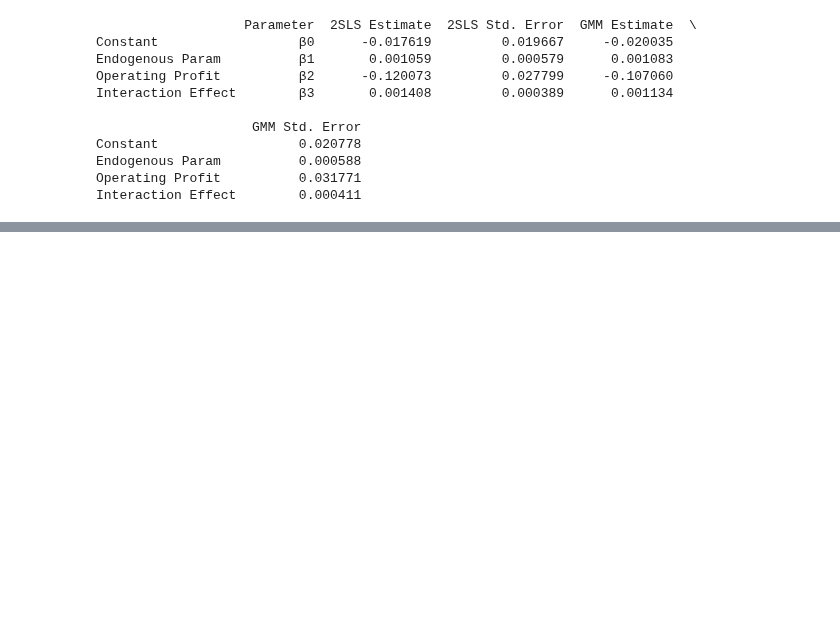
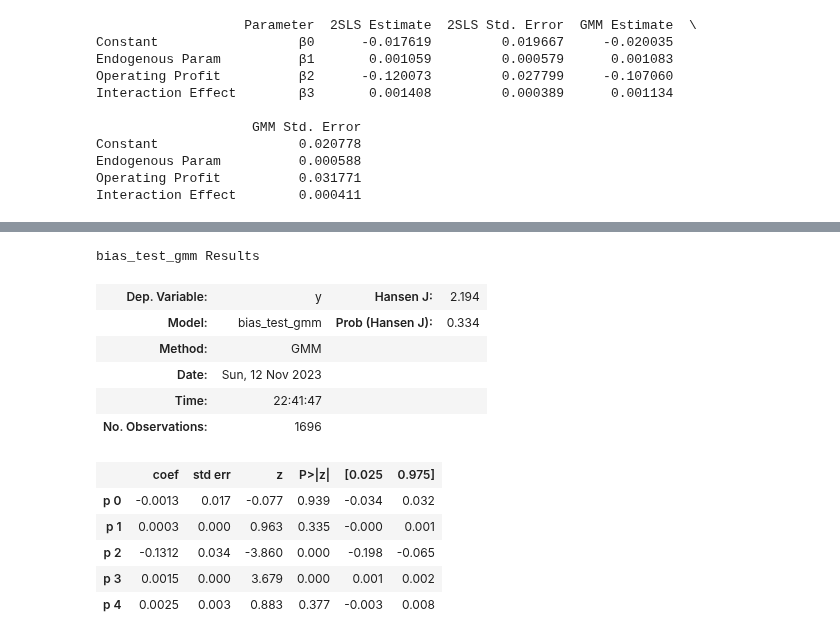
Before and after one commit to ajkam/schulich_data_science, a Jupyter notebook: Predicitive Modelling/partone.ipynb, the cells around one changed output, grey strips where cells are left out. Drawn from its saved outputs; the diff is of its cells as text; code cells hidden in the pictures; blank space fills up the shorter version.

```diff
--- a/Predicitive Modelling/partone.ipynb
+++ b/Predicitive Modelling/partone.ipynb
@@ -131,47 +131,41 @@ Endogenous Param          0.000588
 Operating Profit          0.031771
 Interaction Effect        0.000411
 # %%
-y_vals = np.array(df["Stock Change"])
-x_vals = np.array(df[["Inventory Turnover", "Operating Profit", "Interaction Effect"]])
-iv_vals = np.array(df[["Current Ratio", "Quick Ratio", "Debt Asset Ratio"]])
+y_vals  = np.array(df["Stock Change"])
+x_vals  = np.array(df[["Inventory Turnover","Operating Profit","Interaction Effect"]])
+iv_vals = np.array(df[["Current Ratio","Quick Ratio","Debt Asset Ratio"]])
 
-# Bias term
-delta = 0.1  # Adjust this value based on expert's claim
-
-# Initial parameter values
-beta0 = np.array([0.1, 0.1, 0.1, 0.1])
-
-# Updated GMM class with bias term
-class gmm_with_bias(GMM):
+class bias_test_gmm(GMM):
     def momcond(self, params):
-        p0, p1, p2, p3 = params
+        p0, p1, p2, p3, delta = params
         endog = self.endog
         exog = self.exog
         inst = self.instrument
 
-        # Incorporate the bias term
-        bias_term = delta * inst[:, 0]  # Adjust index based on the actual instrument
+       # Create the vector
+        num_observations = len(endog - (p0 + p1 * exog[:, 0] + p2 * exog[:, 1] + p3 * exog[:, 2]))
+        vector = np.ones((num_observations, 3))  # Vector of three ones for each observation
 
-        error0 = endog - p0 - p1 * exog[:, 0] - p2 * exog[:, 1] - p3 * exog[:, 2] + bias_term
-        error1 = (endog - p0 - p1 * exog[:, 0] - p2 * exog[:, 1] - p3 * exog[:, 2] + bias_term) * exog[:, 1]
-        error2 = (endog - p0 - p1 * exog[:, 0] - p2 * exog[:, 1] - p3 * exog[:, 2] + bias_term) * exog[:, 2]
-        error3 = (endog - p0 - p1 * exog[:, 0] - p2 * exog[:, 1] - p3 * exog[:, 2] + bias_term) * inst[:, 0]
-        error4 = (endog - p0 - p1 * exog[:, 0] - p2 * exog[:, 1] - p3 * exog[:, 2] + bias_term) * inst[:, 1]
-        error5 = (endog - p0 - p1 * exog[:, 0] - p2 * exog[:, 1] - p3 * exog[:, 2] + bias_term) * inst[:, 2]
+        # Moments calculation using the actual term
+        moment0 = endog - (p0 + p1 * exog[:, 0] + p2 * exog[:, 1] + p3 * exog[:, 2]) - delta * vector[:, 0]
+        moment1 = (endog - (p0 + p1 * exog[:, 0] + p2 * exog[:, 1] + p3 * exog[:, 2])) * exog[:, 0] - delta * vector[:, 1]
+        moment2 = (endog - (p0 + p1 * exog[:, 0] + p2 * exog[:, 1] + p3 * exog[:, 2]))* exog[:, 1] - delta * vector[:, 1]
+        moment3 = (endog - (p0 + p1 * exog[:, 0] + p2 * exog[:, 1] + p3 * exog[:, 2])) * exog[:, 2] - delta * vector[:, 1]
+        moment4 = (endog - (p0 + p1 * exog[:, 0] + p2 * exog[:, 1] + p3 * exog[:, 2])) * inst[:, 0] - delta * vector[:, 2]
+        moment5 = (endog - (p0 + p1 * exog[:, 0] + p2 * exog[:, 1] + p3 * exog[:, 2])) * inst[:, 1] - delta * vector[:, 2]
+        moment6 = (endog - (p0 + p1 * exog[:, 0] + p2 * exog[:, 1] + p3 * exog[:, 2])) * inst[:, 2] - delta * vector[:, 2]
 
-        g = np.column_stack((error0, error1, error2, error3, error4, error5))
+        # Stack moments into the matrix
+        g = np.column_stack((moment0, moment1, moment2, moment3, moment4, moment5, moment6))
         return g
 
-# Fit GMM model with bias term
-model_gmm_with_bias = gmm_with_bias(endog=y_vals, exog=x_vals, instrument=iv_vals, k_moms=6, k_params=4).fit(beta0)
+# Initial parameter values
+beta0_updated = np.array([0.1, 0.1, 0.1, 0.1, 0.1])
 
-# Output the results
-results_df_with_bias = pd.DataFrame({
-    'Parameter': ['β0', 'β1', 'β2', 'β3'],
-    'GMM Estimate with Bias': model_gmm_with_bias.params,
-    'GMM Std. Error with Bias': model_gmm_with_bias.bse
-})
+# Fit the final GMM model
+final_res = bias_test_gmm(endog=y_vals, exog=x_vals, instrument=iv_vals, k_moms=7, k_params=5).fit(beta0_updated)
 
-print(results_df_with_bias)
+# Print the summary of the final GMM model
+final_res.summary()
 # %% [output]
 Optimization terminated successfully.
@@ -193,0 +191,13 @@ Optimization terminated successfully.
+bias_test_gmm Results
+| Dep. Variable: | y | Hansen J: | 2.194 |
+| Model: | bias_test_gmm | Prob (Hansen J): | 0.334 |
+| Method: | GMM |  |  |
+| Date: | Sun, 12 Nov 2023 |  |  |
+| Time: | 22:41:47 |  |  |
+| No. Observations: | 1696 |  |  |
+|  | coef | std err | z | P>|z| | [0.025 | 0.975] |
+| p 0 | -0.0013 | 0.017 | -0.077 | 0.939 | -0.034 | 0.032 |
+| p 1 | 0.0003 | 0.000 | 0.963 | 0.335 | -0.000 | 0.001 |
+| p 2 | -0.1312 | 0.034 | -3.860 | 0.000 | -0.198 | -0.065 |
+| p 3 | 0.0015 | 0.000 | 3.679 | 0.000 | 0.001 | 0.002 |
+| p 4 | 0.0025 | 0.003 | 0.883 | 0.377 | -0.003 | 0.008 |
```
Also changed, not shown: parts of 7 cells of this notebook, 1 other file.
